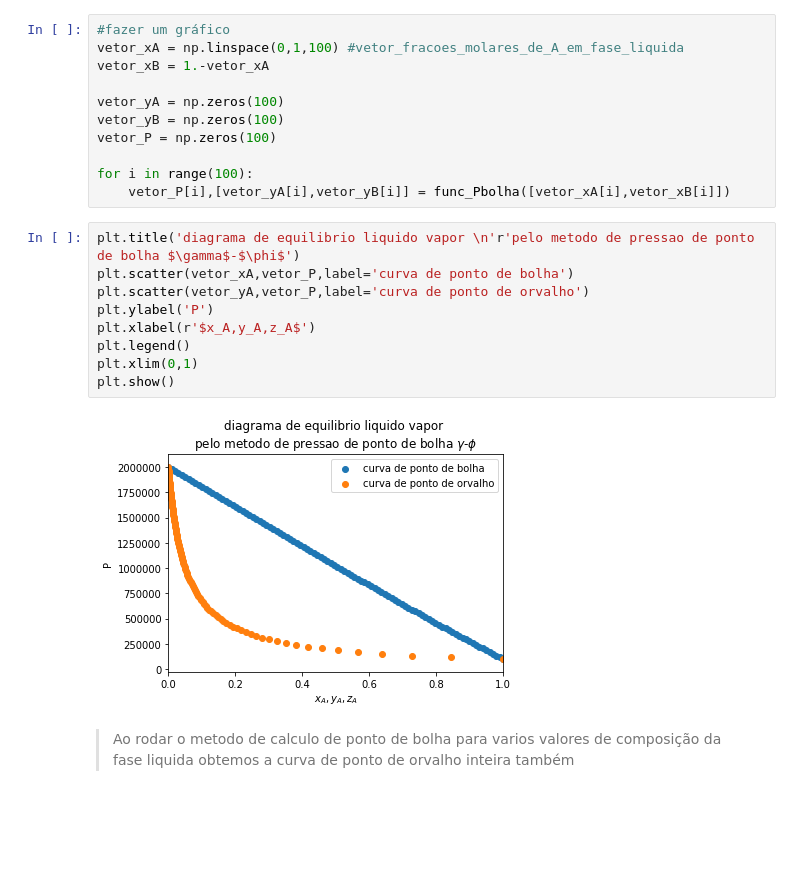
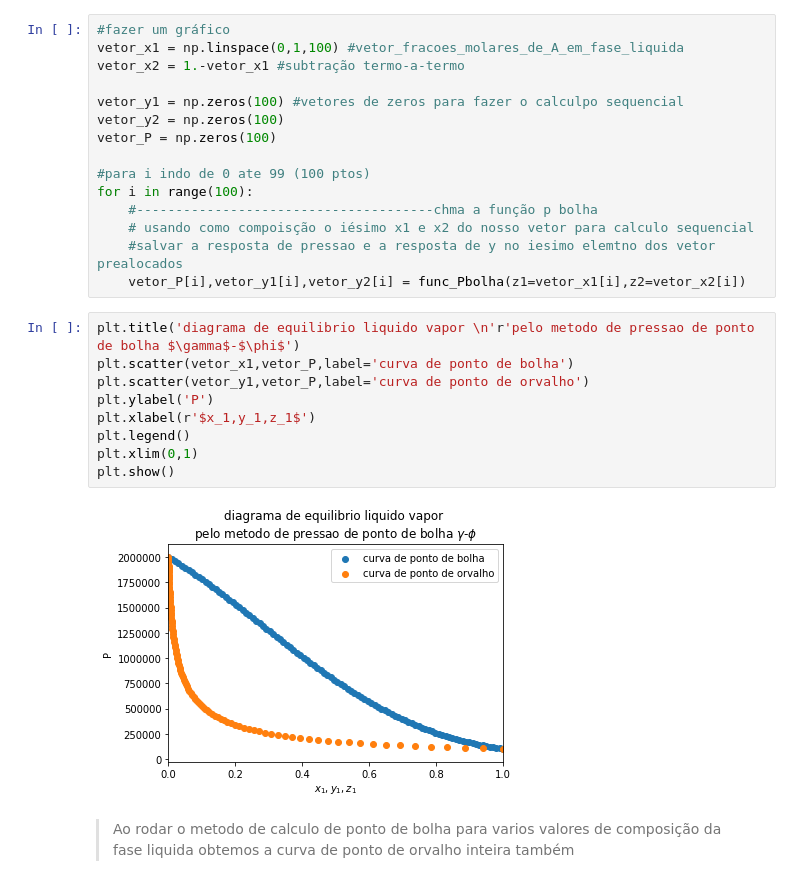
Before and after one commit to iurisegtovich/EQE359_Termodinamica_I, a Jupyter notebook: material_didatico/x_x_algoritmo_orvalho_margules/pbolha_porvalho.ipynb, the cells around one changed output. Cells and saved outputs as stored; diff of their text form; blank space fills up the shorter version.

Commit message:
finished pbolha, porvalho, thanks Gerson for the comments

```diff
--- a/material_didatico/x_x_algoritmo_orvalho_margules/pbolha_porvalho.ipynb
+++ b/material_didatico/x_x_algoritmo_orvalho_margules/pbolha_porvalho.ipynb
@@ -90,26 +135,30 @@ fraçaõ molar do componente A tende a 1, a Pbolha é igual ao Psat do A, o y é
 teste com uma composição arbitrária, pressão intermediária se não houver azeotropo, ou maior ou menor se houver, y mais rico no leve (maior psat)
 # %%
 #fazer um gráfico
-vetor_xA = np.linspace(0,1,100) #vetor_fracoes_molares_de_A_em_fase_liquida
-vetor_xB = 1.-vetor_xA
+vetor_x1 = np.linspace(0,1,100) #vetor_fracoes_molares_de_A_em_fase_liquida
+vetor_x2 = 1.-vetor_x1 #subtração termo-a-termo
 
-vetor_yA = np.zeros(100)
-vetor_yB = np.zeros(100)
+vetor_y1 = np.zeros(100) #vetores de zeros para fazer o calculpo sequencial
+vetor_y2 = np.zeros(100)
 vetor_P = np.zeros(100)
 
+#para i indo de 0 ate 99 (100 ptos)
 for i in range(100):
-    vetor_P[i],[vetor_yA[i],vetor_yB[i]] = func_Pbolha([vetor_xA[i],vetor_xB[i]])
+    #--------------------------------------chma a função p bolha
+    # usando como compoisção o iésimo x1 e x2 do nosso vetor para calculo sequencial
+    #salvar a resposta de pressao e a resposta de y no iesimo elemtno dos vetor prealocados
+    vetor_P[i],vetor_y1[i],vetor_y2[i] = func_Pbolha(z1=vetor_x1[i],z2=vetor_x2[i])
 # %%
 plt.title('diagrama de equilibrio liquido vapor \n'r'pelo metodo de pressao de ponto de bolha $\gamma$-$\phi$')
-plt.scatter(vetor_xA,vetor_P,label='curva de ponto de bolha')
-plt.scatter(vetor_yA,vetor_P,label='curva de ponto de orvalho')
+plt.scatter(vetor_x1,vetor_P,label='curva de ponto de bolha')
+plt.scatter(vetor_y1,vetor_P,label='curva de ponto de orvalho')
 plt.ylabel('P')
-plt.xlabel(r'$x_A,y_A,z_A$')
+plt.xlabel(r'$x_1,y_1,z_1$')
 plt.legend()
 plt.xlim(0,1)
 plt.show()
 # %% [output]
-[figure, old version]
+[figure, new version]
 # %% [markdown]
 > Ao rodar o metodo de calculo de ponto de bolha para varios valores de composição da fase liquida obtemos a curva de ponto de orvalho inteira também
 # %%
```
Also changed, not shown: parts of 21 cells of this notebook.
